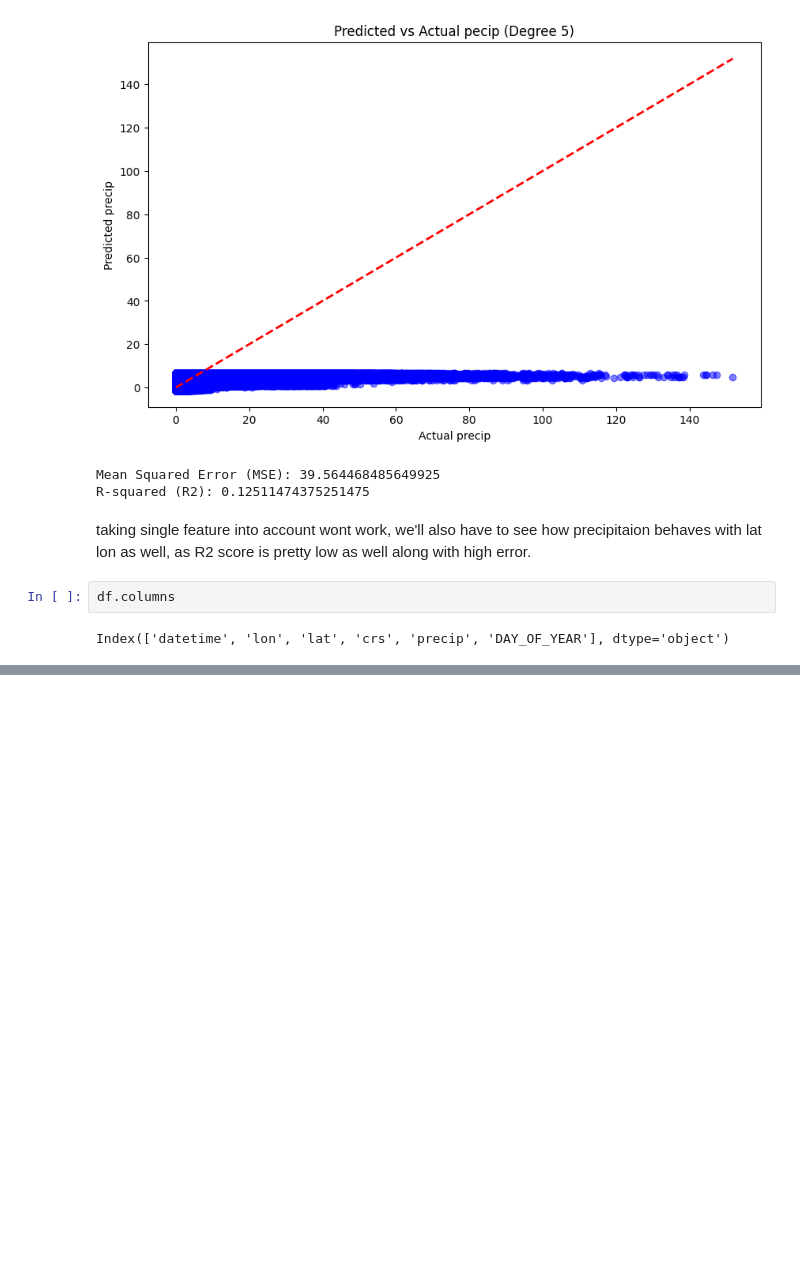
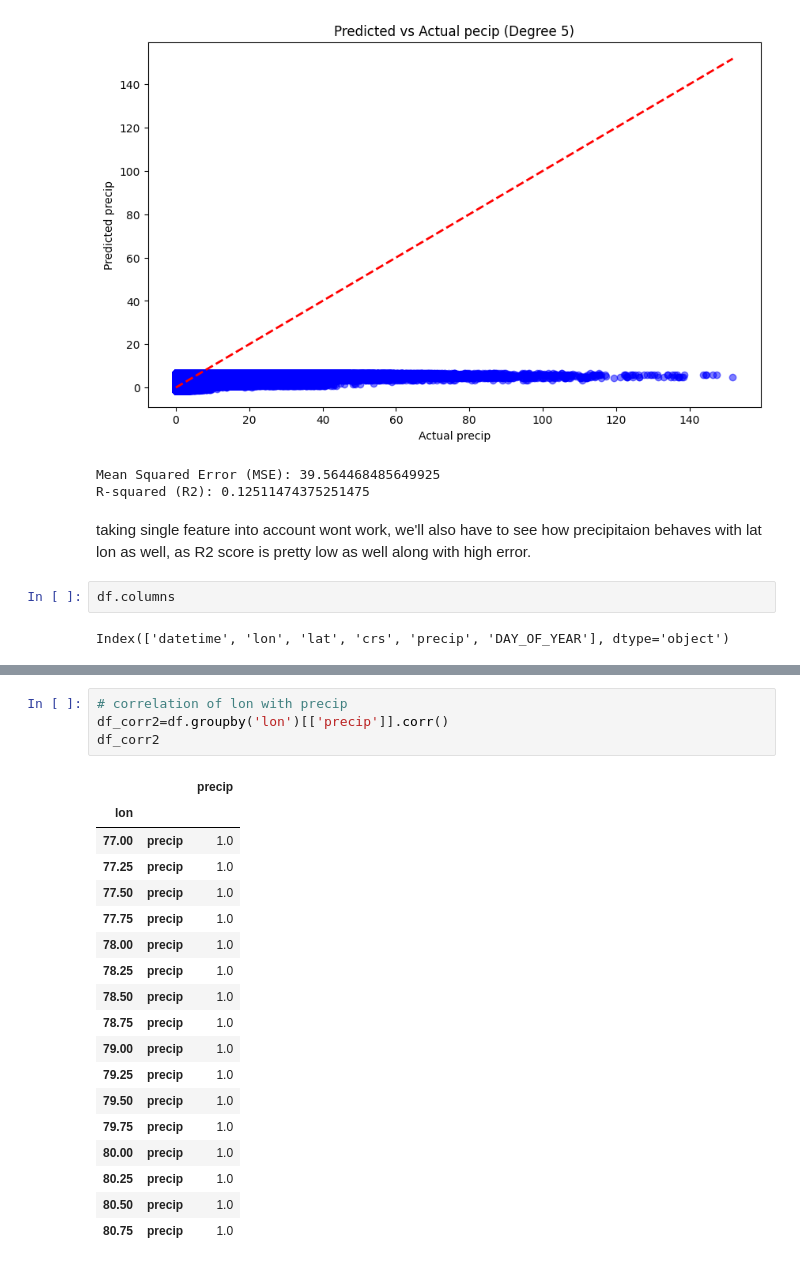
Before and after one commit to sonjaove/IISERB-ML-DL-course, a Jupyter notebook: answers/assignment_4_vedanshi.ipynb, the cells around one changed output, grey strips where cells are left out. Saved outputs shown, nothing was run; the diff lists cells and outputs as text; blank space fills up the shorter version.

```diff
--- a/answers/assignment_4_vedanshi.ipynb
+++ b/answers/assignment_4_vedanshi.ipynb
@@ -182,0 +182,23 @@ features=[]
+# %%
+# correlation of lon with precip
+df_corr2=df.groupby('lon')[['precip']].corr()
+df_corr2
+# %% [output]
+|  |  | precip |
+| lon |  |  |
+| 77.00 | precip | 1.0 |
+| 77.25 | precip | 1.0 |
+| 77.50 | precip | 1.0 |
+| 77.75 | precip | 1.0 |
+| 78.00 | precip | 1.0 |
+| 78.25 | precip | 1.0 |
+| 78.50 | precip | 1.0 |
+| 78.75 | precip | 1.0 |
+| 79.00 | precip | 1.0 |
+| 79.25 | precip | 1.0 |
+| 79.50 | precip | 1.0 |
+| 79.75 | precip | 1.0 |
+| 80.00 | precip | 1.0 |
+| 80.25 | precip | 1.0 |
+| 80.50 | precip | 1.0 |
+| 80.75 | precip | 1.0 |
```
Also changed, not shown: parts of 6 cells of this notebook, 1 other file.
